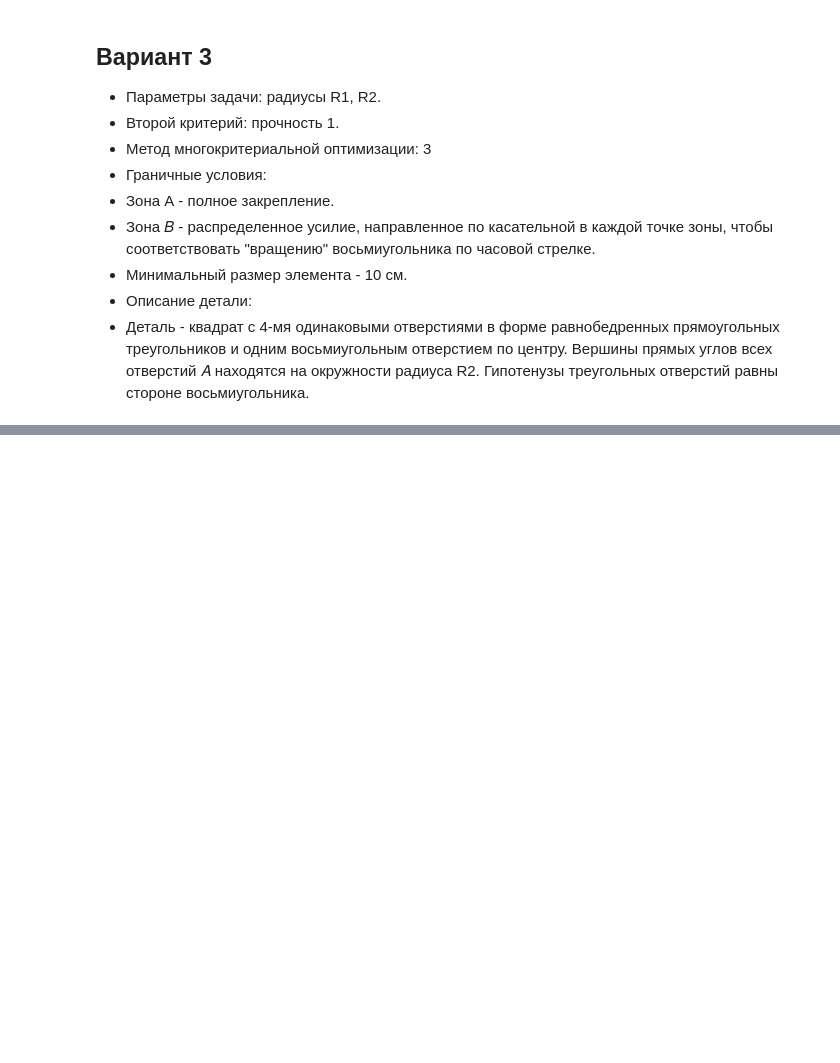
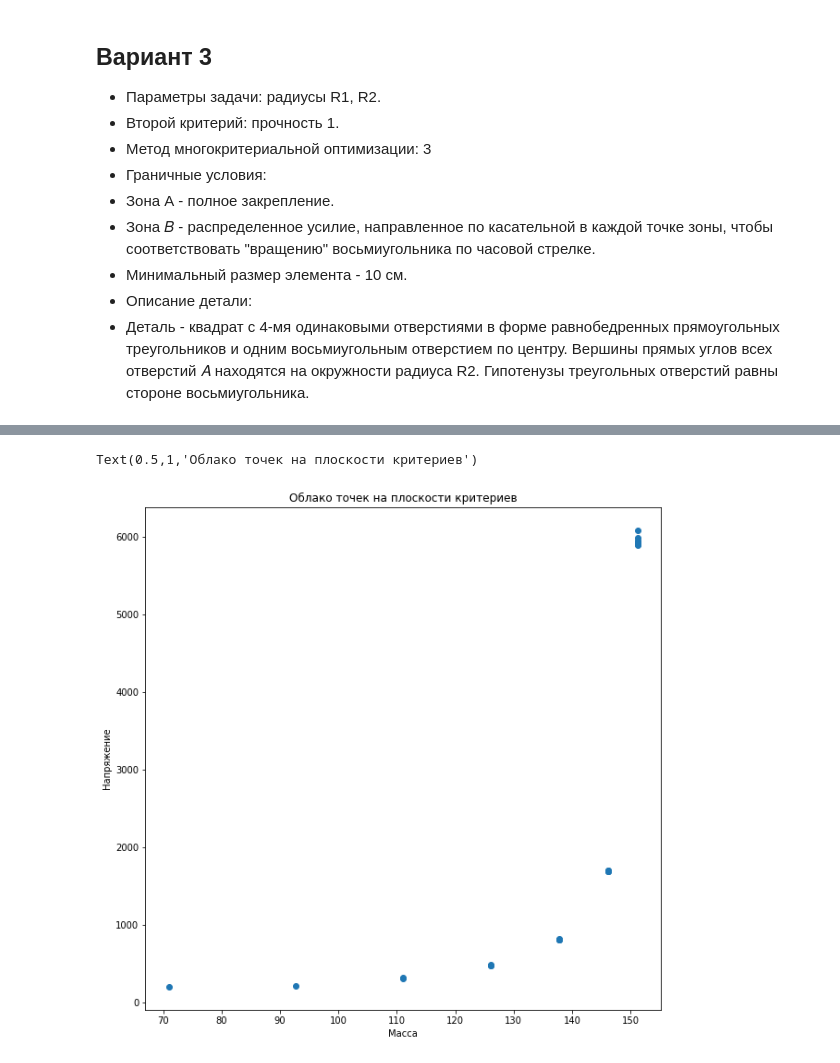
Before and after one commit to AlezM/instrumental-modeling-sources, a Jupyter notebook: HomeWork2.ipynb, the cells around one changed output, grey strips where cells are left out. Saved outputs shown, nothing was run; the diff lists cells and outputs as text; code cells hidden in the pictures; blank space fills up the shorter version.

```diff
--- a/HomeWork2.ipynb
+++ b/HomeWork2.ipynb
@@ -349,0 +441,9 @@ WTF(10, 80)
+# %%
+plt.figure(figsize=(10,10))
+plt.scatter(mass,sig)
+plt.xlabel('Масса')
+plt.ylabel('Напряжение')
+plt.title('Облако точек на плоскости критериев')
+# %% [output]
+Text(0.5,1,'Облако точек на плоскости критериев')
+[figure, added]
```
Also changed, not shown: parts of 11 cells of this notebook, 2 other files.
